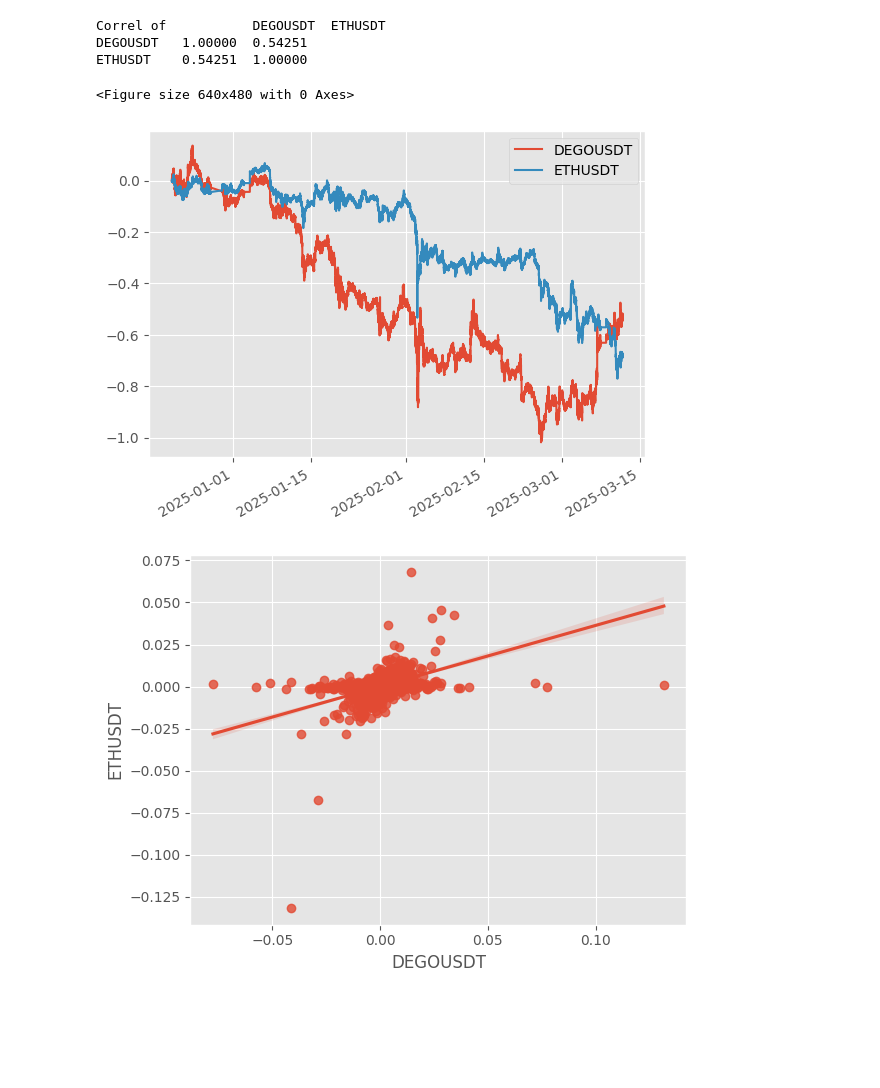
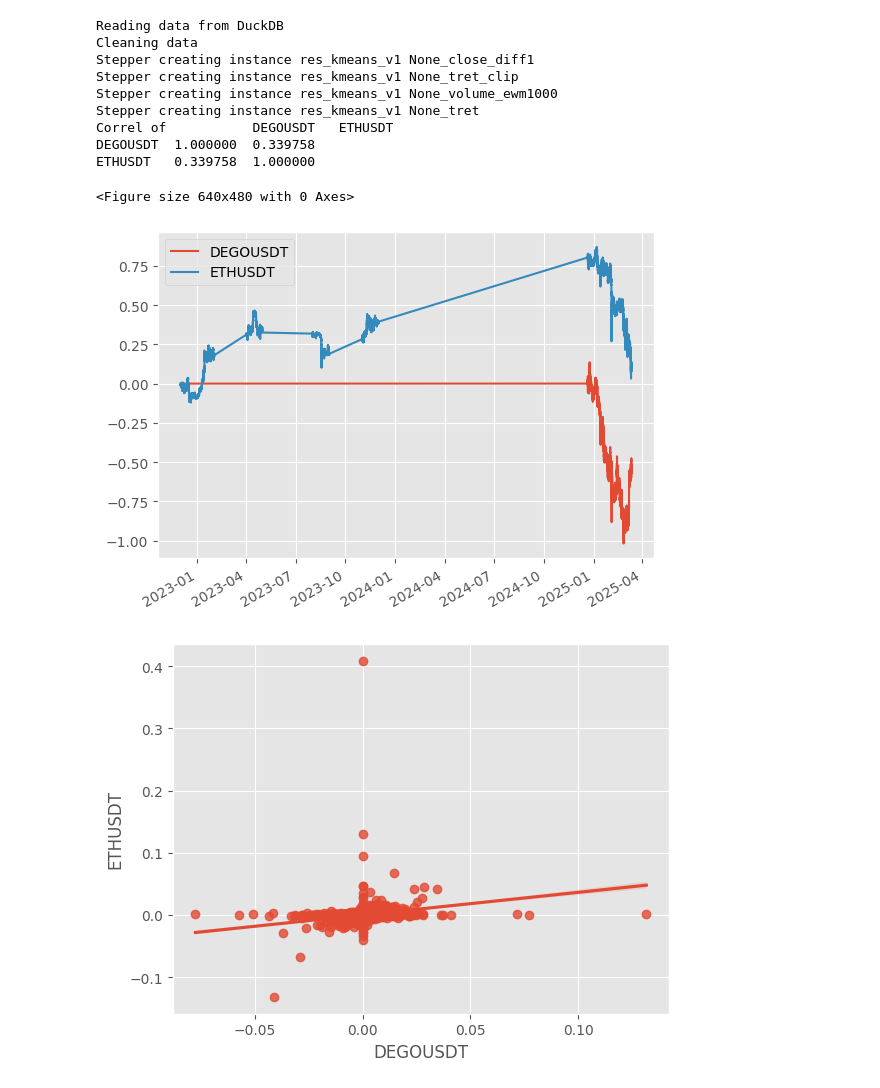
Before and after one commit to robingauthier/crptmidfreq, a Jupyter notebook: res/exploration_v1.ipynb, the cells around one changed output. Drawn from its saved outputs; the diff is of its cells as text; code cells hidden in the pictures; blank space fills up the shorter version.

```diff
--- a/res/exploration_v1.ipynb
+++ b/res/exploration_v1.ipynb
@@ -22,6 +22,3 @@ plt.style.use('ggplot')
 
 
 g_folder = 'res_exploration_v1'
-# %%
-pdf = get_pivoted_data()
-pdf.index=pd.to_datetime(pdf.index*1e3)
@@ -35,5 +25,6 @@ Stepper creating instance res_kmeans_v1 None_tret
 # %%
-def analyze_pair(pdf,t1='BTCUSDT',t2='ETHUSDT'):
+def analyze_pair(t1='BTCUSDT',t2='ETHUSDT'):
+    pdf = get_pivoted_data(tokens=[t1,t2])
     corr = pdf[[t1,t2]].corr()
     plt.figure()
     pdf[[t1,t2]].fillna(0.0).cumsum().plot()
@@ -79,10 +94,16 @@ ETHUSDT  0.858308  1.000000
 # %%
-analyze_pair(pdf,t1='DEGOUSDT',t2='ETHUSDT')
+analyze_pair(t1='DEGOUSDT',t2='ETHUSDT')
 # %% [output]
-Correl of           DEGOUSDT  ETHUSDT
-DEGOUSDT   1.00000  0.54251
-ETHUSDT    0.54251  1.00000
+Reading data from DuckDB
+Cleaning data
+Stepper creating instance res_kmeans_v1 None_close_diff1
+Stepper creating instance res_kmeans_v1 None_tret_clip
+Stepper creating instance res_kmeans_v1 None_volume_ewm1000
+Stepper creating instance res_kmeans_v1 None_tret
+Correl of           DEGOUSDT   ETHUSDT
+DEGOUSDT  1.000000  0.339758
+ETHUSDT   0.339758  1.000000
 <Figure size 640x480 with 0 Axes>
-[figure, old version]
+[figure, new version]
-[figure, old version]
+[figure, new version]
 # %%
```
Also changed, not shown: parts of 8 cells of this notebook, 19 other files.
